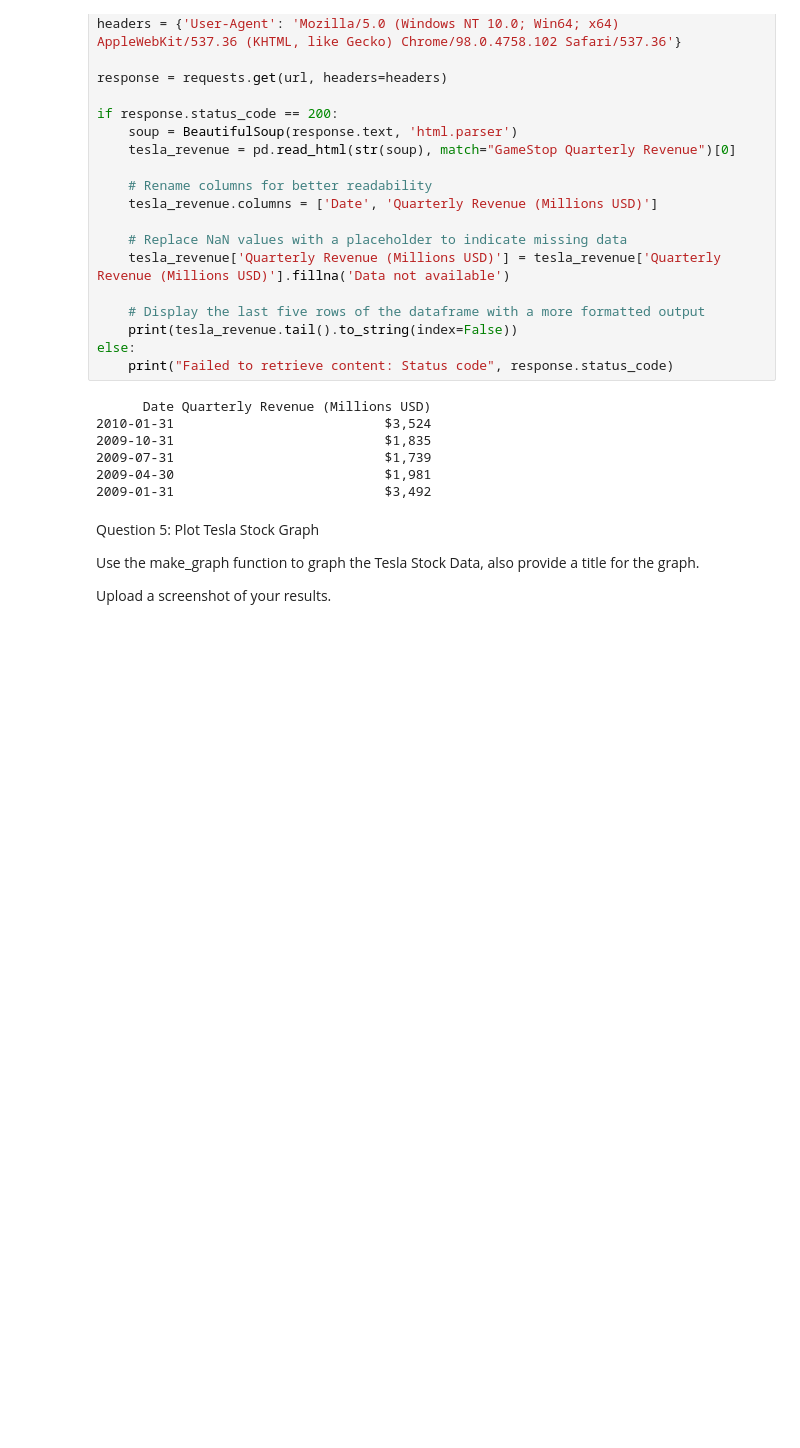
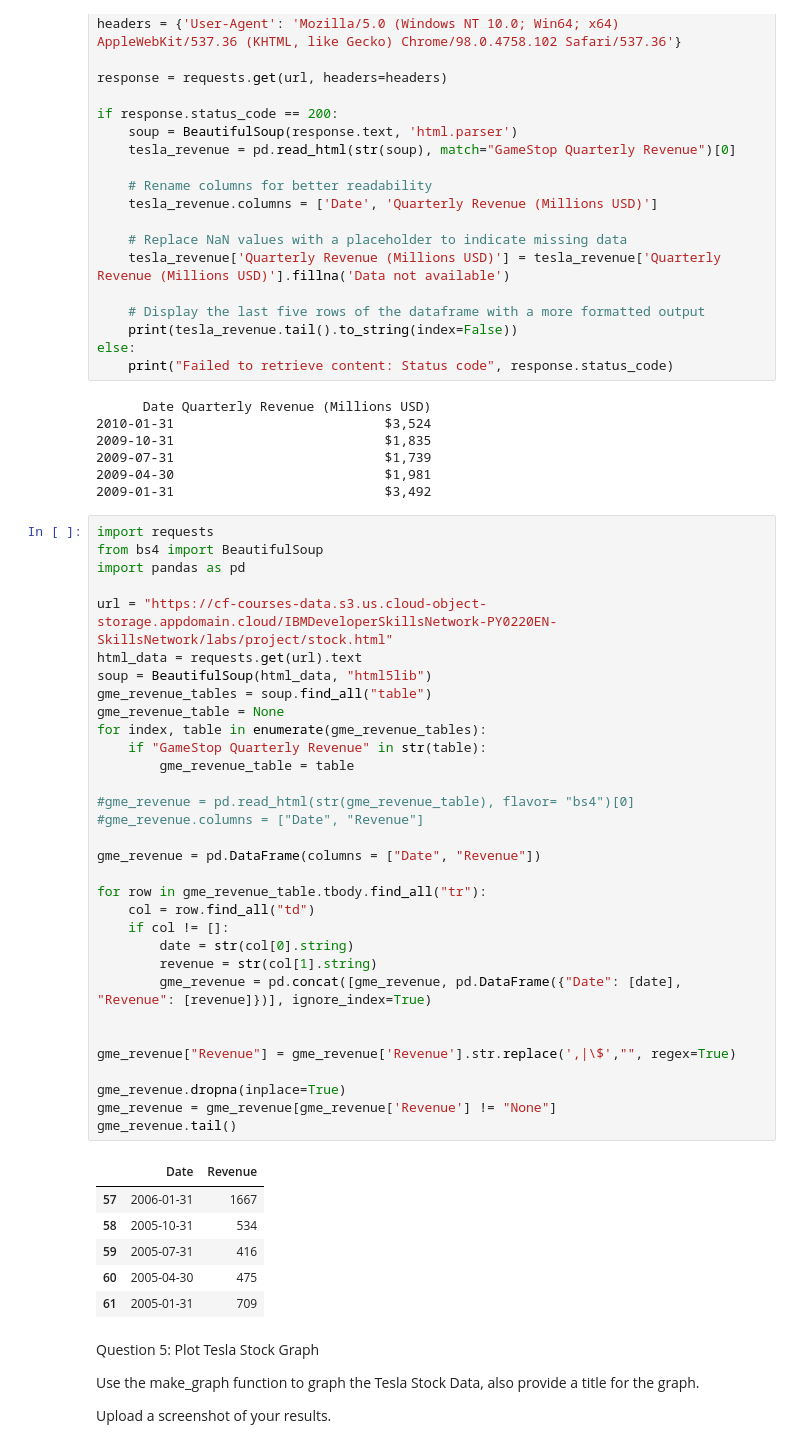
Before and after one commit to LauraLLLL/Coursera_0424_1, a Jupyter notebook: Analyzing Historical Stock_Revenue Data and Building a Dashboard_v1.ipynb, the cells around one changed output. Cells and saved outputs as stored; diff of their text form; blank space fills up the shorter version.

```diff
--- a/Analyzing Historical Stock_Revenue Data and Building a Dashboard_v1.ipynb
+++ b/Analyzing Historical Stock_Revenue Data and Building a Dashboard_v1.ipynb
@@ -134,6 +137,45 @@ else:
 2009-07-31                           $1,739
 2009-04-30                           $1,981
 2009-01-31                           $3,492
+# %%
+import requests
+from bs4 import BeautifulSoup
+import pandas as pd
+
+url = "https://cf-courses-data.s3.us.cloud-object-storage.appdomain.cloud/IBMDeveloperSkillsNetwork-PY0220EN-SkillsNetwork/labs/project/stock.html"
+html_data = requests.get(url).text
+soup = BeautifulSoup(html_data, "html5lib")
+gme_revenue_tables = soup.find_all("table")
+gme_revenue_table = None
+for index, table in enumerate(gme_revenue_tables):
+    if "GameStop Quarterly Revenue" in str(table):
+        gme_revenue_table = table
+
+#gme_revenue = pd.read_html(str(gme_revenue_table), flavor= "bs4")[0]
+#gme_revenue.columns = ["Date", "Revenue"]
+
+gme_revenue = pd.DataFrame(columns = ["Date", "Revenue"])
+
+for row in gme_revenue_table.tbody.find_all("tr"):
+    col = row.find_all("td")
+    if col != []:
+        date = str(col[0].string)
+        revenue = str(col[1].string)
+        gme_revenue = pd.concat([gme_revenue, pd.DataFrame({"Date": [date], "Revenue": [revenue]})], ignore_index=True)
+
+
+gme_revenue["Revenue"] = gme_revenue['Revenue'].str.replace(',|\$',"", regex=True)
+
+gme_revenue.dropna(inplace=True)
+gme_revenue = gme_revenue[gme_revenue['Revenue'] != "None"]
+gme_revenue.tail()
+# %% [output]
+|  | Date | Revenue |
+| 57 | 2006-01-31 | 1667 |
+| 58 | 2005-10-31 | 534 |
+| 59 | 2005-07-31 | 416 |
+| 60 | 2005-04-30 | 475 |
+| 61 | 2005-01-31 | 709 |
 # %% [markdown]
 Question 5: Plot Tesla Stock Graph
 
```
Also changed, not shown: parts of 2 cells of this notebook.
